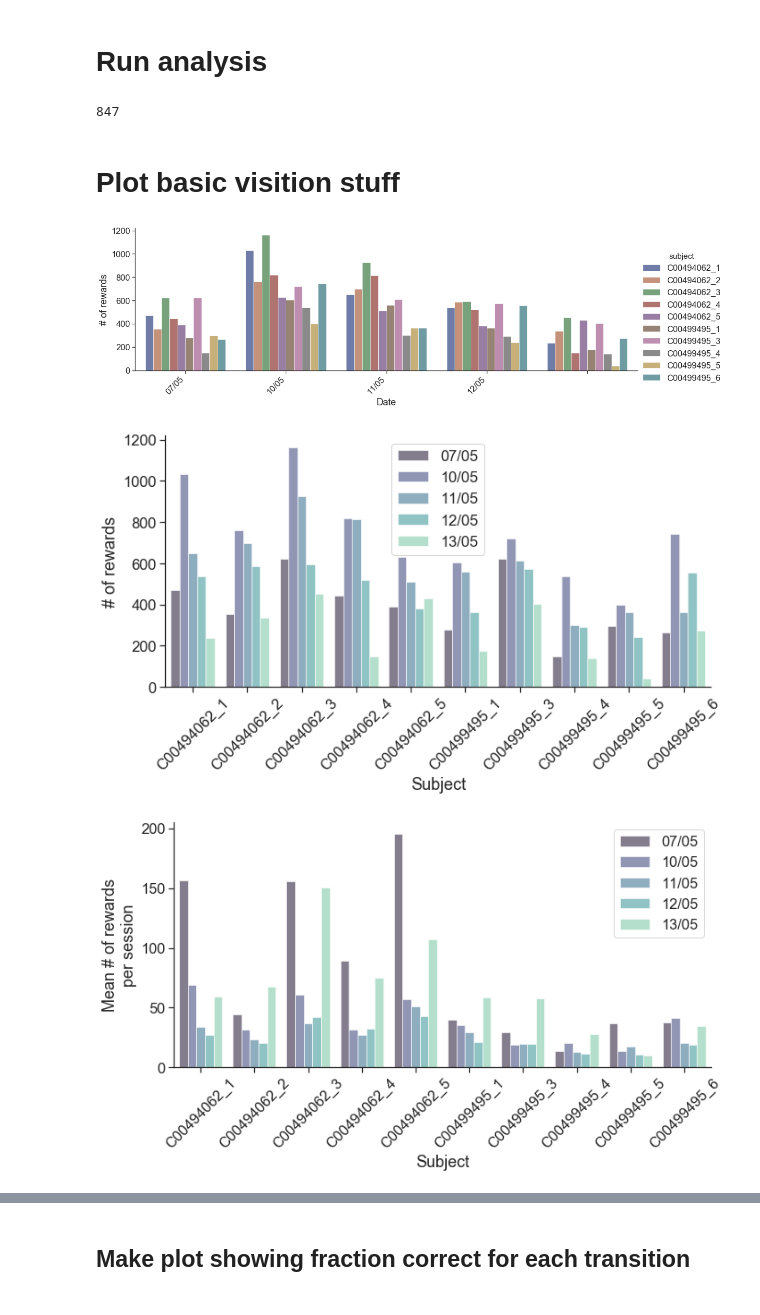
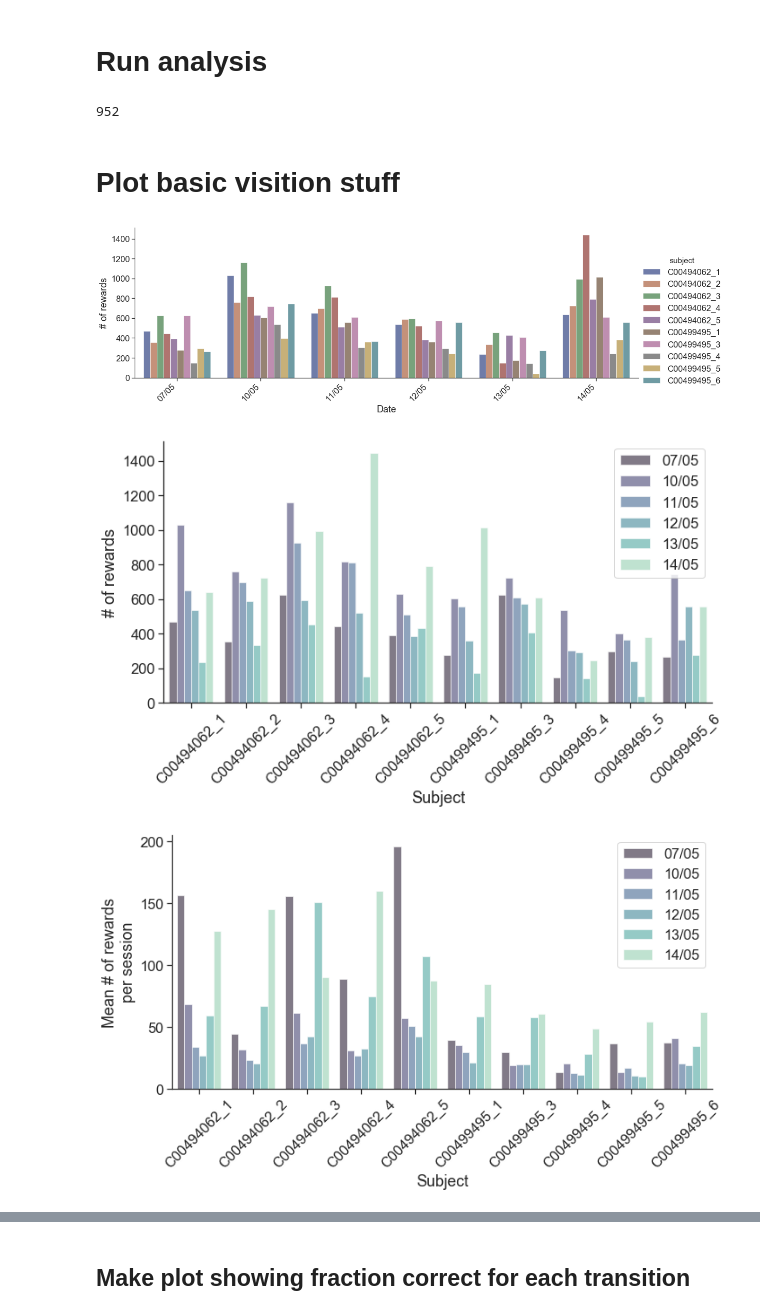
Before and after one commit to yves-weissenberger/line_loop, a Jupyter notebook: project_notebooks/line_loop/follow_the_light/process_homecage_data_clean.ipynb, the cells around one changed output, grey strips where cells are left out. Saved outputs shown, nothing was run; the diff lists cells and outputs as text; code cells hidden in the pictures.

```diff
--- a/project_notebooks/line_loop/follow_the_light/process_homecage_data_clean.ipynb
+++ b/project_notebooks/line_loop/follow_the_light/process_homecage_data_clean.ipynb
@@ -70,6 +70,7 @@ def get_probe_trial_performance_homecage(lines):
     all_info_dicts = [] #this is for when there are two tasks in one session
     seq = None
     task_number = None
+    graph_type = None
     n_rewards = np.nan
     #iterate over flines
 
@@ -97,6 +98,7 @@ def get_probe_trial_performance_homecage(lines):
                 info_dict['task_nr'] = task_number
                 info_dict['probe_dict'] = probe_dict.copy()
                 info_dict['len_seq'] = None if seq is None else len(seq)
+                info_dict['graph_type'] = graph_type
                 all_info_dicts.append(info_dict.copy())
                 info_dict = info_dict.copy()
                 del info_dict['probe_dict']
@@ -108,6 +110,8 @@ def get_probe_trial_performance_homecage(lines):
         if 'seq' in l_:
             seq = eval(re.findall('seq:(\[.*\])', l_)[0])
 
+        if 'graph_type' in l_:
+            graph_type = re.findall('graph_type:(.*)\n',l_)[0]
         #process the print-lines that describe the subjects behaviour
         if 'TARGET:' in l_:
             t_ = re.findall('P ([0-9]*) R',l_)[0]
@@ -143,10 +147,11 @@ def get_probe_trial_performance_homecage(lines):
     info_dict['seq'] = seq; info_dict['task_nr'] = task_number; info_dict['probe_dict'] = probe_dict.copy()
     info_dict['len_seq'] = None if seq is None else len(seq)
     info_dict['n_rewards'] = n_rewards
+    info_dict['graph_type'] = graph_type
     all_info_dicts.append(info_dict)
     return all_info_dicts
 # %%
-def build_df(subject_folders):
+def build_follow_the_light_probe_df(subject_folders):
     """
     Here we loop through the subject folders and get a list of all sessions
     that is annotated with some metadata
@@ -159,7 +164,7 @@ def build_df(subject_folders):
 
 
     """
-    df = pd.DataFrame(columns=['subject','exp_name', 'date', 'seq', 'task_nr', 'probe_dict', 'len_seq','n_rewards'])
+    df = pd.DataFrame(columns=['subject','exp_name', 'date', 'seq', 'task_nr', 'probe_dict', 'len_seq','n_rewards','graph_type'])
     for ROOT in subject_folders:
         #print(ROOT)
         fs = [i for i in os.listdir(ROOT) if '_taskFile' not in i]
@@ -175,7 +180,7 @@ def build_df(subject_folders):
                 #print(probe_dict)
                 for i in all_info_dict:
                     df = df.append(i,ignore_index=True)
-    return df
+    return df, lines
 # %%
 def merge_probe_trial_dicts(x,only_last=None):
     """
@@ -251,12 +276,13 @@ for ef in experiment_folders:
             fold2 = [i for i in os.listdir(sf) if '.DS' not in i][0]
             subject_folders.append(os.path.join(sf,fold2))
 # %%
-df = build_df(subject_folders)
+df,lines = build_follow_the_light_probe_df(subject_folders)
 df['date'] = pd.to_datetime(df['date'])
+df = df.sort_values('date')
 # %%
 len(df)
 # %% [output]
-847
+952
 # %% [markdown]
 # Plot basic visition stuff
 # %%
@@ -275,21 +301,21 @@ gbd_dfn = gbd_num.reset_index()
 # %%
 #plt.figure(figsize=(12,3))
 g = seaborn.catplot(
     data=gbd_dfs, kind="bar",
     x="date", y="n_rewards", hue="subject",
     ci="sd", palette="dark", alpha=.6, height=5, # make the plot 5 units high
     aspect=3
 )
 
 
 #g.despine(left=True)
 g.set_axis_labels("Date", "# of rewards")
-x_dates = gbd_df['date'].dt.strftime('%d/%m').sort_values().unique()
+x_dates = gbd_dfs['date'].dt.strftime('%d/%m').sort_values().unique()
 _ = plt.gca().set_xticklabels(labels=x_dates, rotation=45, ha='right')
 
 #g.legend.set_title("")
 # %% [output]
-[figure, old version]
+[figure, new version]
 # %%
 #plt.figure(figsize=(12,3))
 g = seaborn.catplot(
@@ -304,14 +330,14 @@ g = seaborn.catplot(
 g.set_axis_labels("Subject", "# of rewards")
 
 g.set_xticklabels(rotation=45)
-x_dates = gbd_df['date'].dt.strftime('%d/%m').sort_values().unique()
+x_dates = gbd_dfs['date'].dt.strftime('%d/%m').sort_values().unique()
 #_ = plt.gca().set_xticklabels(labels=x_dates, rotation=45, ha='right')
 legend = plt.gca().legend()
 for l in legend.get_texts():
     l.set_text(datetime.strptime(l.get_text()[:10],'%Y-%m-%d').strftime('%d/%m'))
 #g.legend.set_title("")
 # %% [output]
-[figure, old version]
+[figure, new version]
 # %%
 #plt.figure(figsize=(12,3))
 g = seaborn.catplot(
@@ -326,14 +352,14 @@ g = seaborn.catplot(
 g.set_axis_labels("Subject", "Mean # of rewards\nper session")
 
 g.set_xticklabels(rotation=45)
-x_dates = gbd_df['date'].dt.strftime('%d/%m').sort_values().unique()
+x_dates = gbd_dfm['date'].dt.strftime('%d/%m').sort_values().unique()
 #_ = plt.gca().set_xticklabels(labels=x_dates, rotation=45, ha='right')
 legend = plt.gca().legend()
 for l in legend.get_texts():
     l.set_text(datetime.strptime(l.get_text()[:10],'%Y-%m-%d').strftime('%d/%m'))
 #g.legend.set_title("")
 # %% [output]
-[figure, old version]
+[figure, new version]
 # %%
 #plt.figure(figsize=(12,3))
 g = seaborn.catplot(
```
Also changed, not shown: parts of 13 cells of this notebook.
